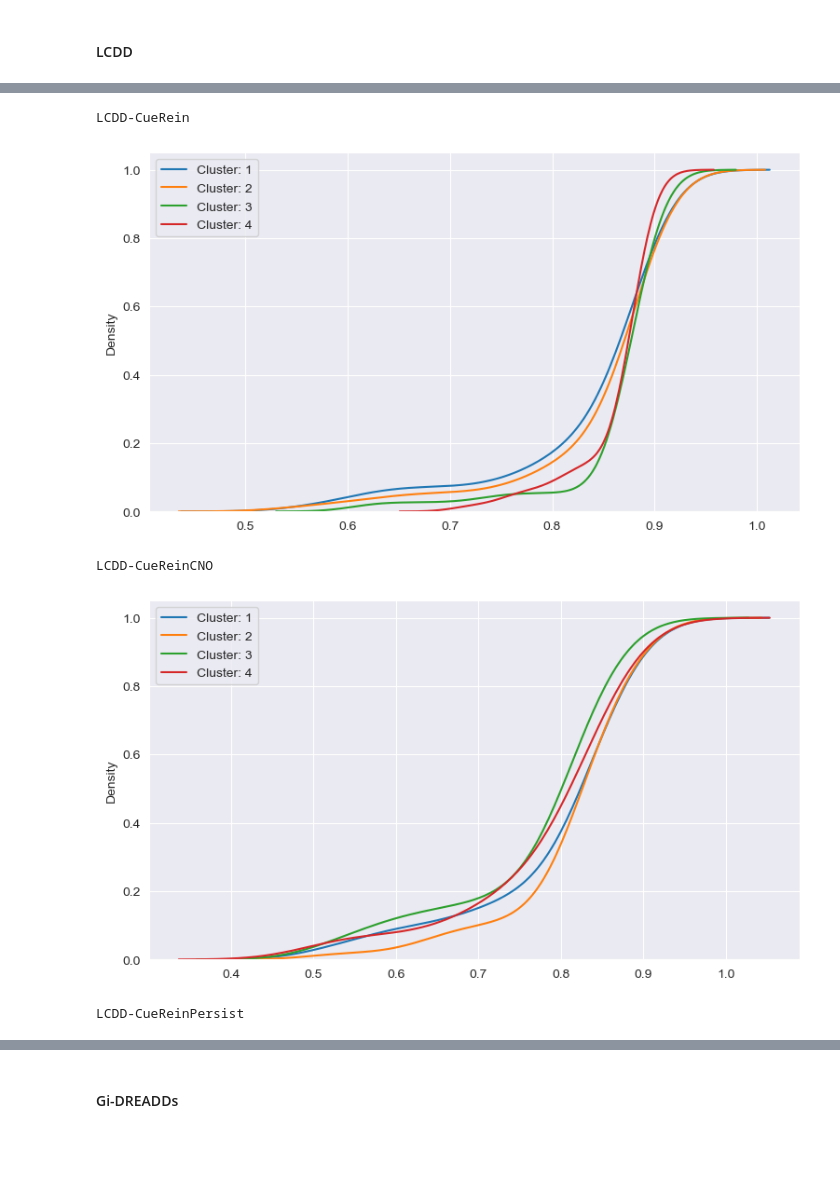
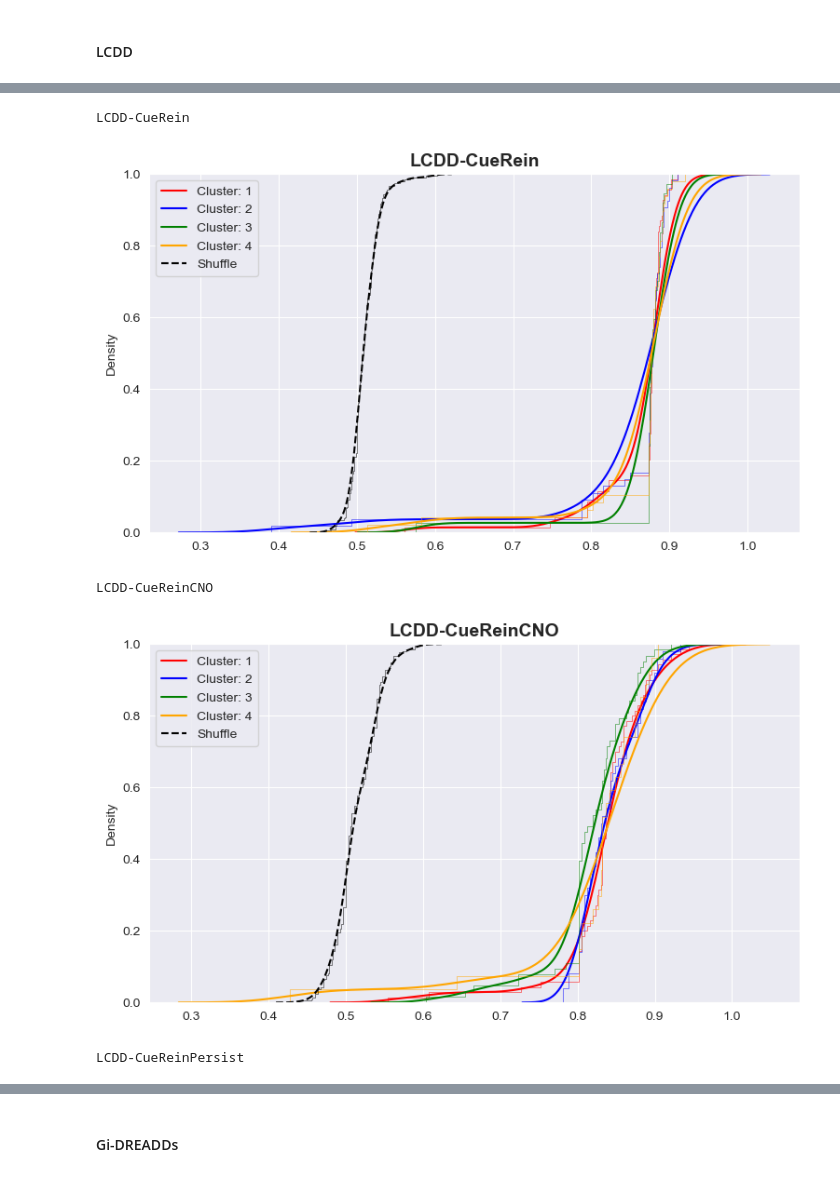
Before and after one commit to datasiansalsa/LC-PrL-DREADDs_Self-Admin_Analysis, a Jupyter notebook: active-lever_analysis/LC-PrL-DREADDs_active-lever_analysis_JJB.ipynb, the cells around one changed output, grey strips where cells are left out. Drawn from its saved outputs; the diff is of its cells as text; code cells hidden in the pictures; blank space fills up the shorter version.

```diff
--- a/active-lever_analysis/LC-PrL-DREADDs_active-lever_analysis_JJB.ipynb
+++ b/active-lever_analysis/LC-PrL-DREADDs_active-lever_analysis_JJB.ipynb
@@ -359,7 +359,7 @@ uniquelabels = np.arange(numclusters)
 numneuronsincluster = np.nan*np.ones((numclusters,))
 # %%
 #date of iteration
-date = '7-19-23'
+date = '7-20-23'
 
 #decoding results base directory
 decoding_results_dir = os.path.join(main_results, 'decoding')
@@ -390,13 +390,14 @@ classification_accuracy['Gi-DREADDs'] = {}
 #pipeline
 pipe = Pipeline([
     ('scaler', MinMaxScaler(feature_range=(0,1))),
-    ('classifier', SVC(kernel='rbf'))
+    # ('classifier', SVC(kernel='rbf'))
+    ('classifier', LogisticRegression())
     ])
 parameters = {
     'classifier__C': [1e-2, 1e-1, 1e0, 1e1, 1e2],
-    'classifier__gamma': [1e-2, 1e-1, 1e0, 1e1, 1e2]
+    # 'classifier__gamma': [1e-2, 1e-1, 1e0, 1e1, 1e2]
     }
-search = RandomizedSearchCV(pipe, parameters, n_iter=3, cv=2, n_jobs=-1, refit=True)
+search = GridSearchCV(pipe, parameters, cv=2, n_jobs=-1, refit=True)
 # %% [markdown]
 #### LCDD
 # %%
@@ -480,24 +515,37 @@ plt.show()
 # %%
+#plotting clusters per group
+
+groups = [
+    'LCDD-CueRein',
+    'LCDD-CueReinCNO',
+    'LCDD-CueReinPersist'
+    ]
 labels_dir = [LCDD_cueRein_labels, LCDD_cueReinCNO_labels, LCDD_cueReinPersist_labels]
+colors=['red', 'blue', 'green', 'orange']
 for index in range(len(groups)):
     print(groups[index])
     group = groups[index]
     cluster_labels = labels_dir[index]
     decode_values = np.load(os.path.join(iteration_dictionaries, '%s_%s_decoding-dict.npy'%(date, group)))
     unshuffle = decode_values[0]
     shuffle = decode_values[1]
     cluster_all_shuffle = []
     for c, cluster in enumerate(uniquelabels):
         cluster_unshuffle_values = unshuffle[np.where(cluster_labels[:unshuffle.shape[0]]==c)]
         cluster_shuffle_values = shuffle[np.where(cluster_labels[:shuffle.shape[0]]==c)]
         cluster_all_shuffle.append(cluster_shuffle_values)
-        sns.kdeplot(cluster_unshuffle_values, label='Cluster: %s'%(cluster+1), cumulative=True)
-    sns.kdeplot(shuffle, label='Shuffle', cumulative=True)
-    plt.legend()
+        sns.set_style('darkgrid')
+        sns.kdeplot(cluster_unshuffle_values, label='Cluster: %s'%(cluster+1), cumulative=True, color=colors[c])
+        sns.ecdfplot(cluster_unshuffle_values, linewidth=.5, alpha =.7, color=colors[c])
+    sns.kdeplot(shuffle, label='Shuffle', cumulative=True, color='k', linestyle='--')
+    sns.ecdfplot(shuffle, linewidth=.5, alpha =.7, color='k')
+    plt.title(group, fontsize=14, fontweight='bold')
+    plt.legend(loc='best')
+    plt.savefig(os.path.join(iteration_results, '%s-Clusters.PDF'%(group)), format='PDF')
     plt.show()
 # %% [output]
 LCDD-CueRein
-[figure, old version]
+[figure, new version]
 LCDD-CueReinCNO
-[figure, old version]
+[figure, new version]
 LCDD-CueReinPersist
```
Also changed, not shown: parts of 11 cells of this notebook, 22 other files.
